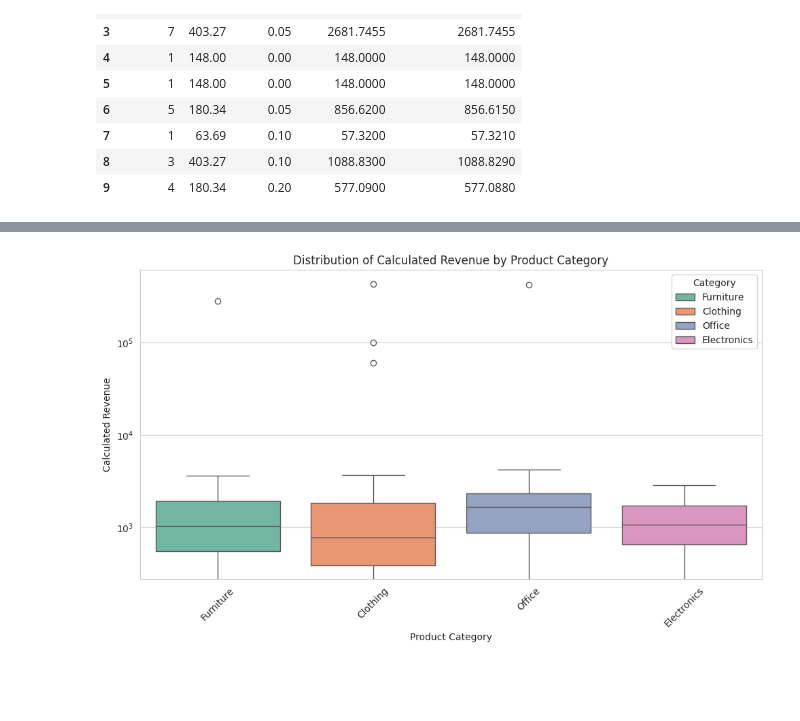
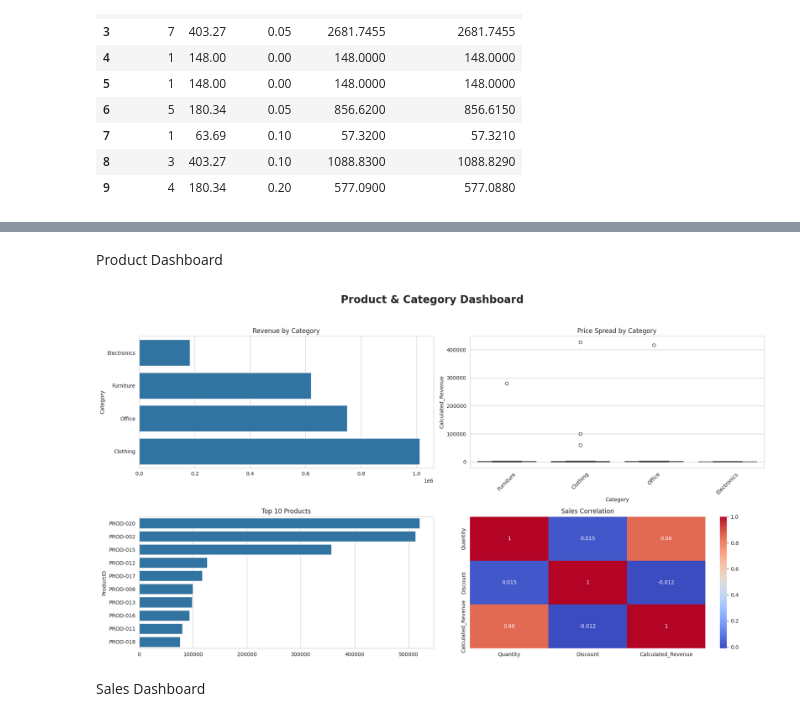
Before and after one commit to YoussefMostafaMohammed/DataAnalyticProject, a Jupyter notebook: notebooks/ecommerce_analysis.ipynb, the cells around one changed output, grey strips where cells are left out. Cells and saved outputs as stored; diff of their text form; code cells hidden in the pictures; blank space fills up the shorter version.

```diff
--- a/notebooks/ecommerce_analysis.ipynb
+++ b/notebooks/ecommerce_analysis.ipynb
@@ -412,24 +468,68 @@ plt.show()
+# %% [markdown]
+Product Dashboard
 # %%
-plt.figure(figsize=(10, 6))
+fig, axes = plt.subplots(2, 2, figsize=(18, 10))
+fig.suptitle("Product & Category Dashboard", fontsize=20, fontweight='bold')
+
+#Category Revenue
+
+cat_rev = full_data.groupby('Category')['Calculated_Revenue'].sum().sort_values()
+
+sns.barplot(
+    x=cat_rev.values,
+    y=cat_rev.index,
+    ax=axes[0,0]
+)
+
+axes[0,0].set_title("Revenue by Category")
+
+# Boxplot (REQUIRED)
 
 sns.boxplot(
     data=full_data,
     x='Category',
     y='Calculated_Revenue',
-    hue='Category',
-    palette='Set2',
-    legend=True
+    ax=axes[0,1]
 )
 
-plt.title('Distribution of Calculated Revenue by Product Category')
-plt.xlabel('Product Category')
-plt.ylabel('Calculated Revenue')
-plt.yscale('log')
-plt.xticks(rotation=45)
+axes[0,1].tick_params(axis='x', rotation=45)
+axes[0,1].set_title("Price Spread by Category")
 
-plt.tight_layout()
-plt.savefig(REPORTS_BASE / "Distribution_of_Calculated_Revenue_by_Product_Category.png", dpi=300)
+
+# Top Products
+
+top_products = (
+    full_data.groupby('ProductID')['Calculated_Revenue']
+    .sum()
+    .sort_values(ascending=False)
+    .head(10)
+)
+
+sns.barplot(
+    x=top_products.values,
+    y=top_products.index,
+    ax=axes[1,0]
+)
+
+axes[1,0].set_title("Top 10 Products")
+
+# Correlation
+
+corr = full_data[['Quantity','Discount','Calculated_Revenue']].corr()
+
+sns.heatmap(
+    corr,
+    annot=True,
+    cmap='coolwarm',
+    ax=axes[1,1]
+)
+
+axes[1,1].set_title("Sales Correlation")
+
+plt.tight_layout(rect=[0,0,1,0.95])
 plt.show()
 # %% [output]
-[figure, old version]
+[figure, new version]
+# %% [markdown]
+Sales Dashboard
 # %%
```
Also changed, not shown: parts of 18 cells of this notebook.
